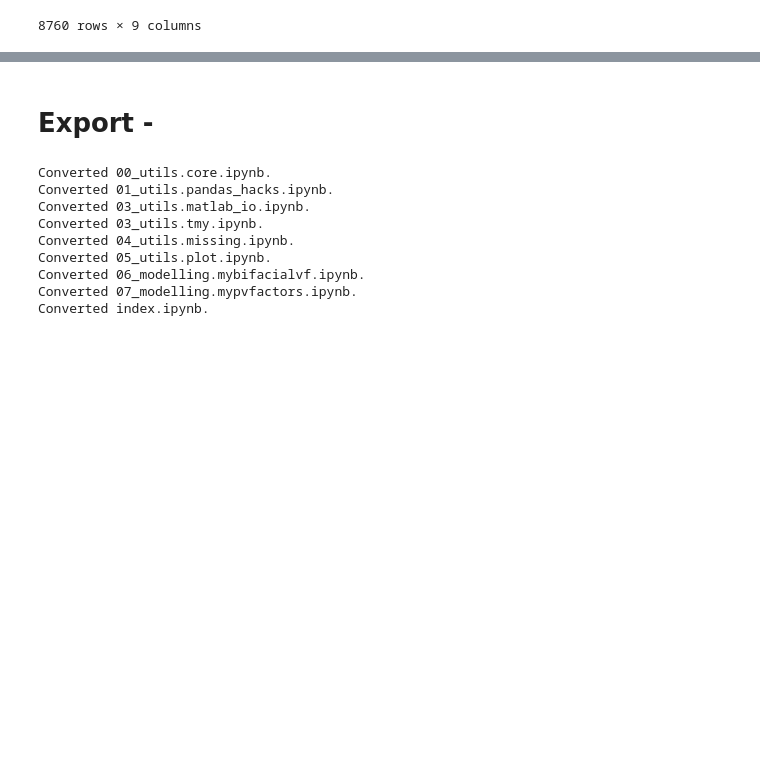
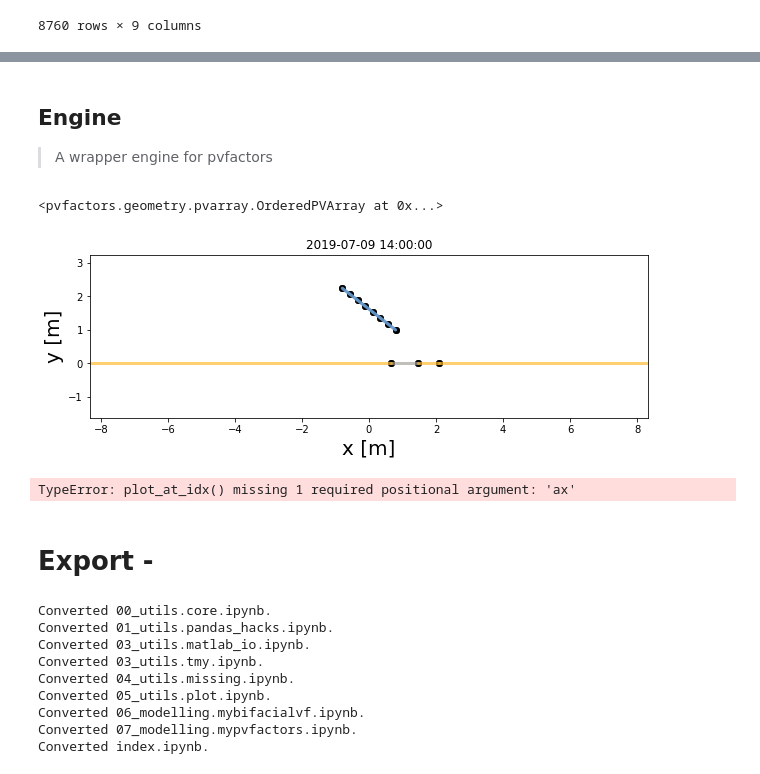
Before and after one commit to francisco-ar/pvtools, a Jupyter notebook: nbs/07_modelling.mypvfactors.ipynb, the cells around one changed output, grey strips where cells are left out. Drawn from its saved outputs; the diff is of its cells as text; code cells hidden in the pictures; blank space fills up the shorter version.

```diff
--- a/nbs/07_modelling.mypvfactors.ipynb
+++ b/nbs/07_modelling.mypvfactors.ipynb
@@ -255,0 +291,3 @@ def get_data(tmy_file, pvarray_parameters, reader='pvgis'):
+# %%
+pvarray_params['tracking'] = True
+tracking_data = get_data(pvgis_tmy_file, pvarray_params); tracking_data.head(24)
@@ -255,0 +313,3 @@ def get_data(tmy_file, pvarray_parameters, reader='pvgis'):
+# %% [markdown]
+## Engine
+> A wrapper engine for pvfactors
@@ -256,3 +340,31 @@ def get_data(tmy_file, pvarray_parameters, reader='pvgis'):
+# %%
+pvarray = OrderedPVArray.init_from_dict(pvarray_params)
+engine = PVEngine(pvarray)
+# %%
+pvarray = engine.fit(data.index,
+            data.dni,
+            data.dhi,
+            data.zenith,
+            data.azimuth,
+            data.surface_tilt,
+            data.surface_azimuth,
+            data.albedo)
+# %%
+pvarray = engine.run_full_mode(fn_build_report=lambda pvarray: pvarray)
+# %%
+pvarray
+# %% [output]
+<pvfactors.geometry.pvarray.OrderedPVArray at 0x...>
+# %%
+
+
+plot_idx(pvarray)
+# %% [output]
+[figure, added]
+# %%
+pvarray.plot_at_idx(40)
+# %% [output]
+TypeError: plot_at_idx() missing 1 required positional argument: 'ax'
 # %% [markdown]
 # Export -
 # %%
```
Also changed, not shown: parts of 16 cells of this notebook, 6 other files.
